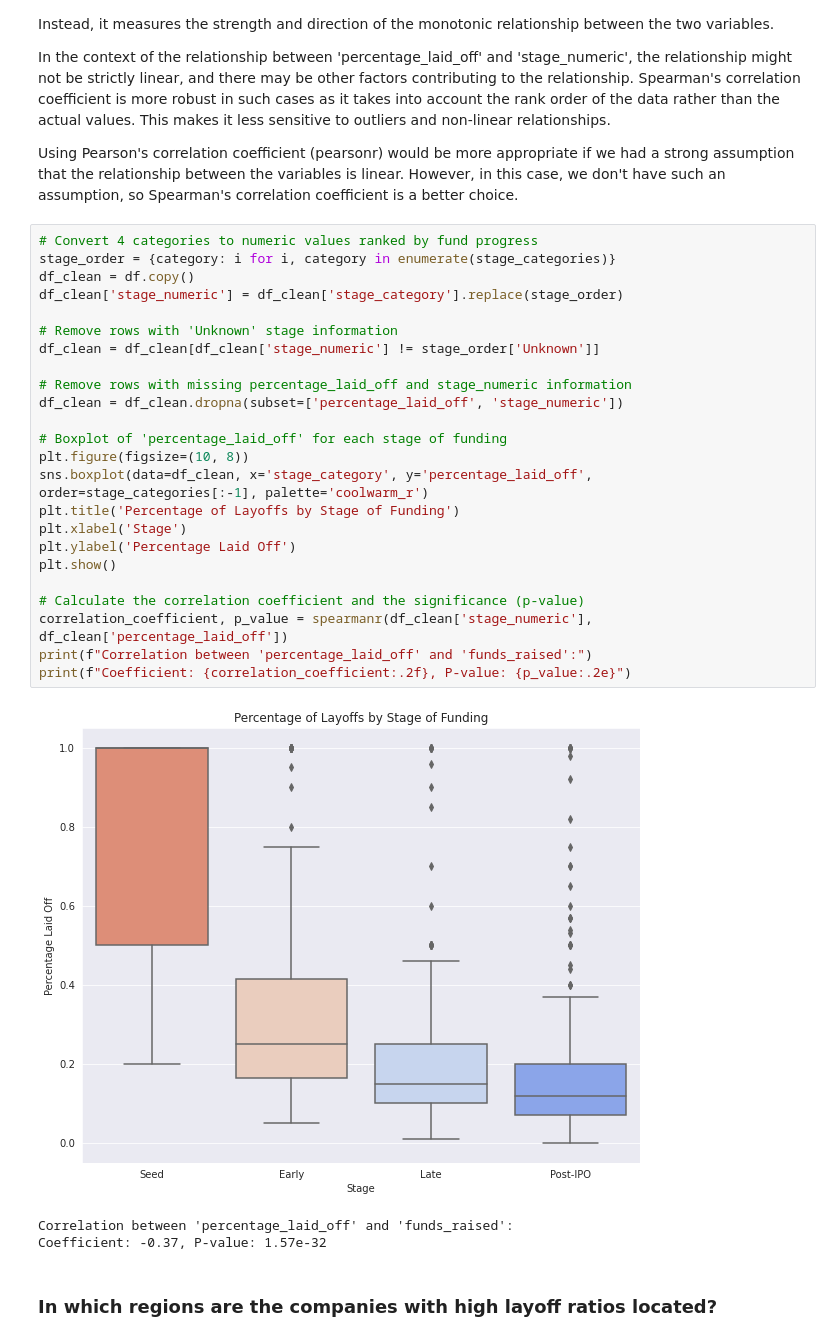
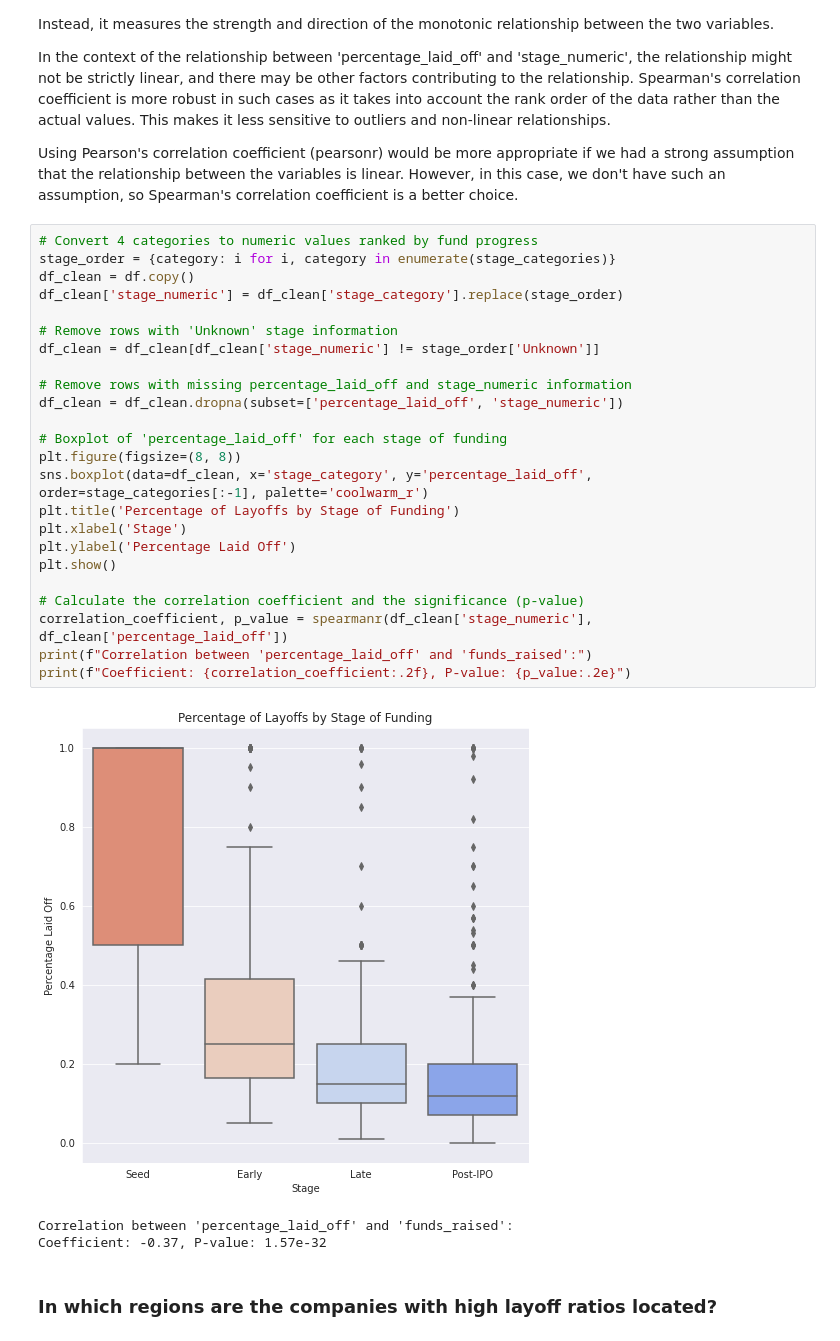
Before and after one commit to Maia97/layoffs-2022-analysis, a Jupyter notebook: layoffs-2022-analysis.ipynb, the cells around one changed output. Cells and saved outputs as stored; diff of their text form.

```diff
--- a/layoffs-2022-analysis.ipynb
+++ b/layoffs-2022-analysis.ipynb
@@ -387,29 +387,29 @@ Using Pearson's correlation coefficient (pearsonr) would be more appropriate if
 # %%
 # Convert 4 categories to numeric values ranked by fund progress
 stage_order = {category: i for i, category in enumerate(stage_categories)}
 df_clean = df.copy()
 df_clean['stage_numeric'] = df_clean['stage_category'].replace(stage_order)
 
 # Remove rows with 'Unknown' stage information
 df_clean = df_clean[df_clean['stage_numeric'] != stage_order['Unknown']]
 
 # Remove rows with missing percentage_laid_off and stage_numeric information
 df_clean = df_clean.dropna(subset=['percentage_laid_off', 'stage_numeric'])
 
 # Boxplot of 'percentage_laid_off' for each stage of funding
-plt.figure(figsize=(10, 8))
+plt.figure(figsize=(8, 8))
 sns.boxplot(data=df_clean, x='stage_category', y='percentage_laid_off', order=stage_categories[:-1], palette='coolwarm_r')
 plt.title('Percentage of Layoffs by Stage of Funding')
 plt.xlabel('Stage')
 plt.ylabel('Percentage Laid Off')
 plt.show()
 
 # Calculate the correlation coefficient and the significance (p-value)
 correlation_coefficient, p_value = spearmanr(df_clean['stage_numeric'], df_clean['percentage_laid_off'])
 print(f"Correlation between 'percentage_laid_off' and 'funds_raised':")
 print(f"Coefficient: {correlation_coefficient:.2f}, P-value: {p_value:.2e}")
 # %% [output]
-[figure, old version]
+[figure, new version]
 Correlation between 'percentage_laid_off' and 'funds_raised':
 Coefficient: -0.37, P-value: 1.57e-32
 # %% [markdown]
```
Also changed, not shown: parts of 1 cell of this notebook.
